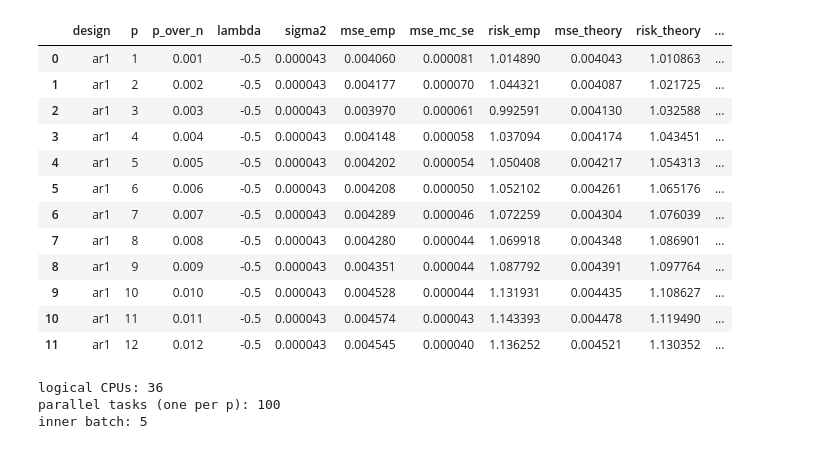
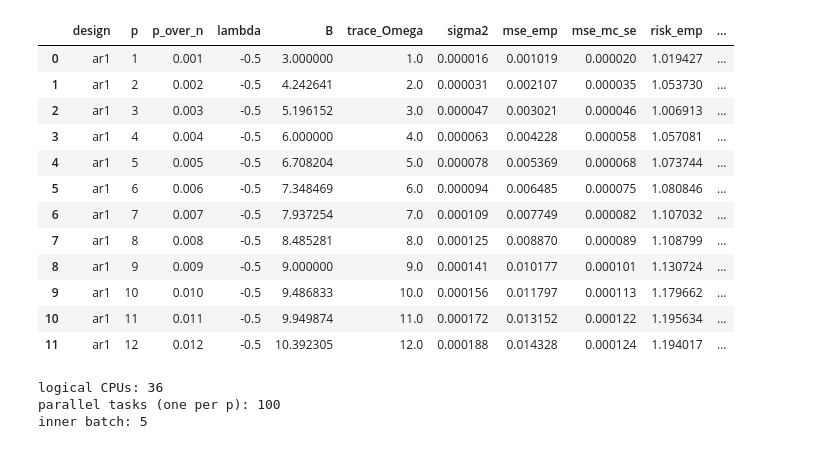
Before and after one commit to Frederick00D/High-dimension-HDP, a Jupyter notebook: simulation_avgnorm.ipynb, the cells around one changed output. Drawn from its saved outputs; the diff is of its cells as text; code cells hidden in the pictures.

```diff
--- a/simulation_avgnorm.ipynb
+++ b/simulation_avgnorm.ipynb
@@ -287,10 +334,8 @@ def _one_p_task(p, total_reps, seed):
     rows = []
 
     for design in ["ar1", "het"]:
-        if design == "ar1":
-            Omega = omega_ar1(p, T_Omega, rho_ar1)
-        else:
-            Omega = omega_heterogeneous_diag(p, T_Omega, a_het)
+        B_p, Omega = clipping_bound_from_p(p, design)
+        sigma2_dict = {lam: sigma2_privacy(lam, eps, B_p, n) for lam in lambdas}
 
         out = {
             lam: {"count": 0, "sum_sqerr": 0.0, "sum_sqerr2": 0.0}
@@ -359,7 +404,6 @@ def run_parallel_simulation():
             agg[key]["sum_sqerr"] += row["sum_sqerr"]
             agg[key]["sum_sqerr2"] += row["sum_sqerr2"]
 
-    baseline = T_Omega / n
     rows = []
 
     for design in ["ar1", "het"]:
@@ -367,53 +411,58 @@ def run_parallel_simulation():
             for p in p_grid:
                 g = agg[(design, p, lam)]
                 count = g["count"]
+                B_p, Omega = clipping_bound_from_p(p, design)
+                trace_Omega = float(np.trace(Omega))
+                baseline = trace_Omega / n
 
                 mse_emp = g["sum_sqerr"] / count
                 var_sqerr = (g["sum_sqerr2"] - count * mse_emp**2) / (count - 1)
                 mse_mc_se = np.sqrt(var_sqerr / count)
 
-                sigma2 = sigma2_dict[lam]
+                sigma2 = sigma2_privacy(lam, eps, B_p, n)
                 mse_theory = baseline + p * sigma2
                 risk_emp = mse_emp / baseline
                 risk_theory = mse_theory / baseline
 
                 rows.append({
                     "design": design,
                     "p": p,
                     "p_over_n": p / n,
                     "lambda": lam,
+                    "B": B_p,
+                    "trace_Omega": trace_Omega,
                     "sigma2": sigma2,
                     "mse_emp": mse_emp,
                     "mse_mc_se": mse_mc_se,
                     "risk_emp": risk_emp,
                     "mse_theory": mse_theory,
                     "risk_theory": risk_theory,
-                    "p_star": pstar_lambda(lam, eps, B, n, T_Omega),
+                    "p_star": pstar_lambda(lam, eps, B_p, n, trace_Omega),
                 })
 
     return pd.DataFrame(rows).sort_values(["design", "lambda", "p"]).reset_index(drop=True)
 
 
 results_all = run_parallel_simulation()
 display(results_all.head(12))
 
 print("logical CPUs:", os.cpu_count() or 1)
 print("parallel tasks (one per p):", len(p_grid))
 print("inner batch:", INNER_BATCH)
 # %% [output]
-|  | design | p | p_over_n | lambda | sigma2 | mse_emp | mse_mc_se | risk_emp | mse_theory | risk_theory | ... |
-| 0 | ar1 | 1 | 0.001 | -0.5 | 0.000043 | 0.004060 | 0.000081 | 1.014890 | 0.004043 | 1.010863 | ... |
-| 1 | ar1 | 2 | 0.002 | -0.5 | 0.000043 | 0.004177 | 0.000070 | 1.044321 | 0.004087 | 1.021725 | ... |
-| 2 | ar1 | 3 | 0.003 | -0.5 | 0.000043 | 0.003970 | 0.000061 | 0.992591 | 0.004130 | 1.032588 | ... |
-| 3 | ar1 | 4 | 0.004 | -0.5 | 0.000043 | 0.004148 | 0.000058 | 1.037094 | 0.004174 | 1.043451 | ... |
-| 4 | ar1 | 5 | 0.005 | -0.5 | 0.000043 | 0.004202 | 0.000054 | 1.050408 | 0.004217 | 1.054313 | ... |
-| 5 | ar1 | 6 | 0.006 | -0.5 | 0.000043 | 0.004208 | 0.000050 | 1.052102 | 0.004261 | 1.065176 | ... |
-| 6 | ar1 | 7 | 0.007 | -0.5 | 0.000043 | 0.004289 | 0.000046 | 1.072259 | 0.004304 | 1.076039 | ... |
-| 7 | ar1 | 8 | 0.008 | -0.5 | 0.000043 | 0.004280 | 0.000044 | 1.069918 | 0.004348 | 1.086901 | ... |
-| 8 | ar1 | 9 | 0.009 | -0.5 | 0.000043 | 0.004351 | 0.000044 | 1.087792 | 0.004391 | 1.097764 | ... |
-| 9 | ar1 | 10 | 0.010 | -0.5 | 0.000043 | 0.004528 | 0.000044 | 1.131931 | 0.004435 | 1.108627 | ... |
-| 10 | ar1 | 11 | 0.011 | -0.5 | 0.000043 | 0.004574 | 0.000043 | 1.143393 | 0.004478 | 1.119490 | ... |
-| 11 | ar1 | 12 | 0.012 | -0.5 | 0.000043 | 0.004545 | 0.000040 | 1.136252 | 0.004521 | 1.130352 | ... |
+|  | design | p | p_over_n | lambda | B | trace_Omega | sigma2 | mse_emp | mse_mc_se | risk_emp | ... |
+| 0 | ar1 | 1 | 0.001 | -0.5 | 3.000000 | 1.0 | 0.000016 | 0.001019 | 0.000020 | 1.019427 | ... |
+| 1 | ar1 | 2 | 0.002 | -0.5 | 4.242641 | 2.0 | 0.000031 | 0.002107 | 0.000035 | 1.053730 | ... |
+| 2 | ar1 | 3 | 0.003 | -0.5 | 5.196152 | 3.0 | 0.000047 | 0.003021 | 0.000046 | 1.006913 | ... |
+| 3 | ar1 | 4 | 0.004 | -0.5 | 6.000000 | 4.0 | 0.000063 | 0.004228 | 0.000058 | 1.057081 | ... |
+| 4 | ar1 | 5 | 0.005 | -0.5 | 6.708204 | 5.0 | 0.000078 | 0.005369 | 0.000068 | 1.073744 | ... |
+| 5 | ar1 | 6 | 0.006 | -0.5 | 7.348469 | 6.0 | 0.000094 | 0.006485 | 0.000075 | 1.080846 | ... |
+| 6 | ar1 | 7 | 0.007 | -0.5 | 7.937254 | 7.0 | 0.000109 | 0.007749 | 0.000082 | 1.107032 | ... |
+| 7 | ar1 | 8 | 0.008 | -0.5 | 8.485281 | 8.0 | 0.000125 | 0.008870 | 0.000089 | 1.108799 | ... |
+| 8 | ar1 | 9 | 0.009 | -0.5 | 9.000000 | 9.0 | 0.000141 | 0.010177 | 0.000101 | 1.130724 | ... |
+| 9 | ar1 | 10 | 0.010 | -0.5 | 9.486833 | 10.0 | 0.000156 | 0.011797 | 0.000113 | 1.179662 | ... |
+| 10 | ar1 | 11 | 0.011 | -0.5 | 9.949874 | 11.0 | 0.000172 | 0.013152 | 0.000122 | 1.195634 | ... |
+| 11 | ar1 | 12 | 0.012 | -0.5 | 10.392305 | 12.0 | 0.000188 | 0.014328 | 0.000124 | 1.194017 | ... |
 logical CPUs: 36
 parallel tasks (one per p): 100
 inner batch: 5
```
Also changed, not shown: parts of 3 cells of this notebook.
